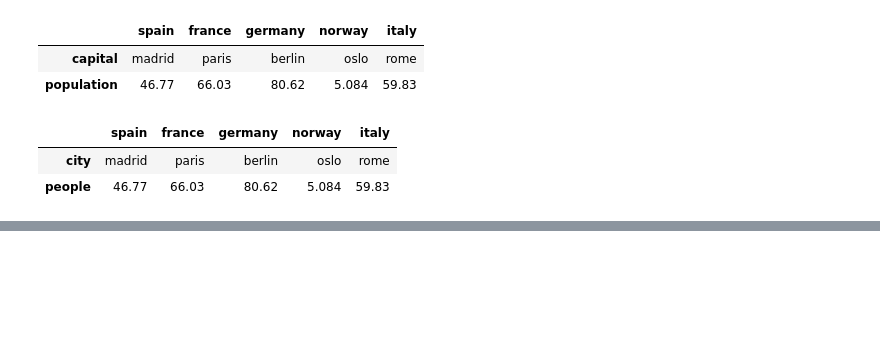
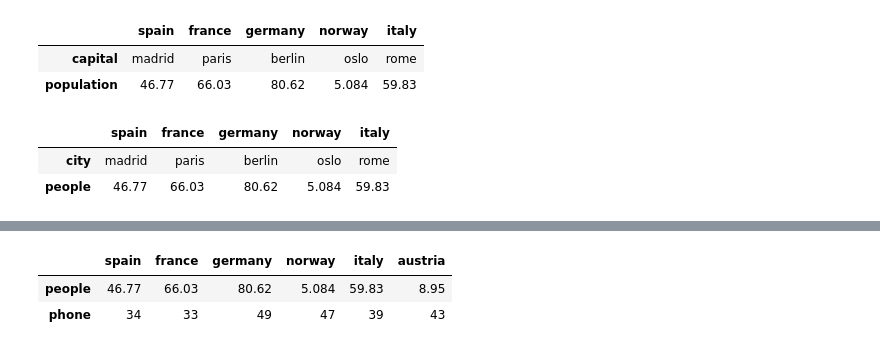
Before and after one commit to ia234/Python_23, a Jupyter notebook: Python_Cheat_Sheet_2023.ipynb, the cells around one changed output, grey strips where cells are left out. Cells and saved outputs as stored; diff of their text form; code cells hidden in the pictures; blank space fills up the shorter version.

```diff
--- a/Python_Cheat_Sheet_2023.ipynb
+++ b/Python_Cheat_Sheet_2023.ipynb
@@ -922,0 +993,7 @@ people   46.77   80.62
+# %%
+# Selecting rows directly using slicing indecies
+europe_df[1:3]
+# %% [output]
+|  | spain | france | germany | norway | italy | austria |
+| people | 46.77 | 66.03 | 80.62 | 5.084 | 59.83 | 8.95 |
+| phone | 34 | 33 | 49 | 47 | 39 | 43 |
```
Also changed, not shown: parts of 13 cells of this notebook.
